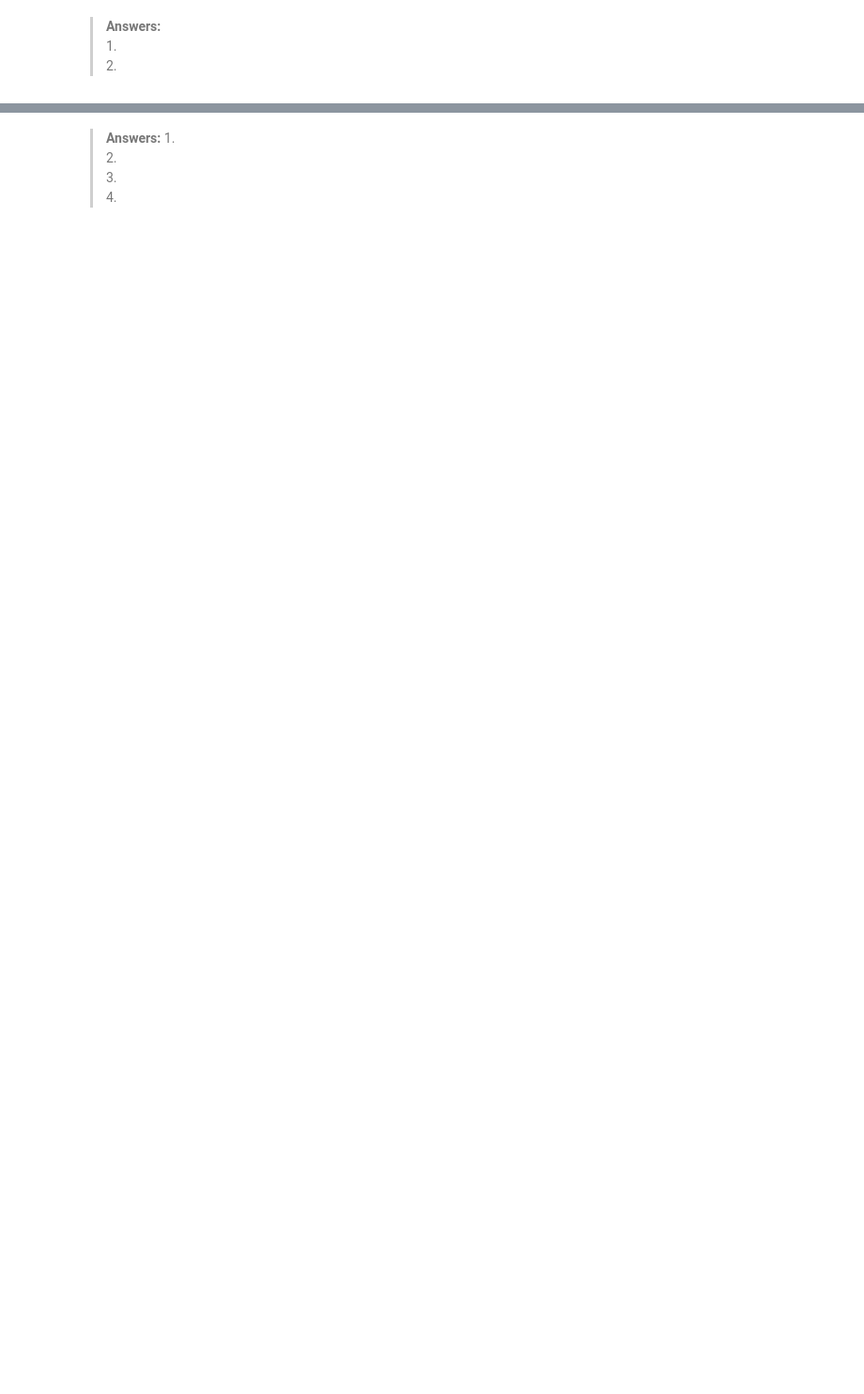
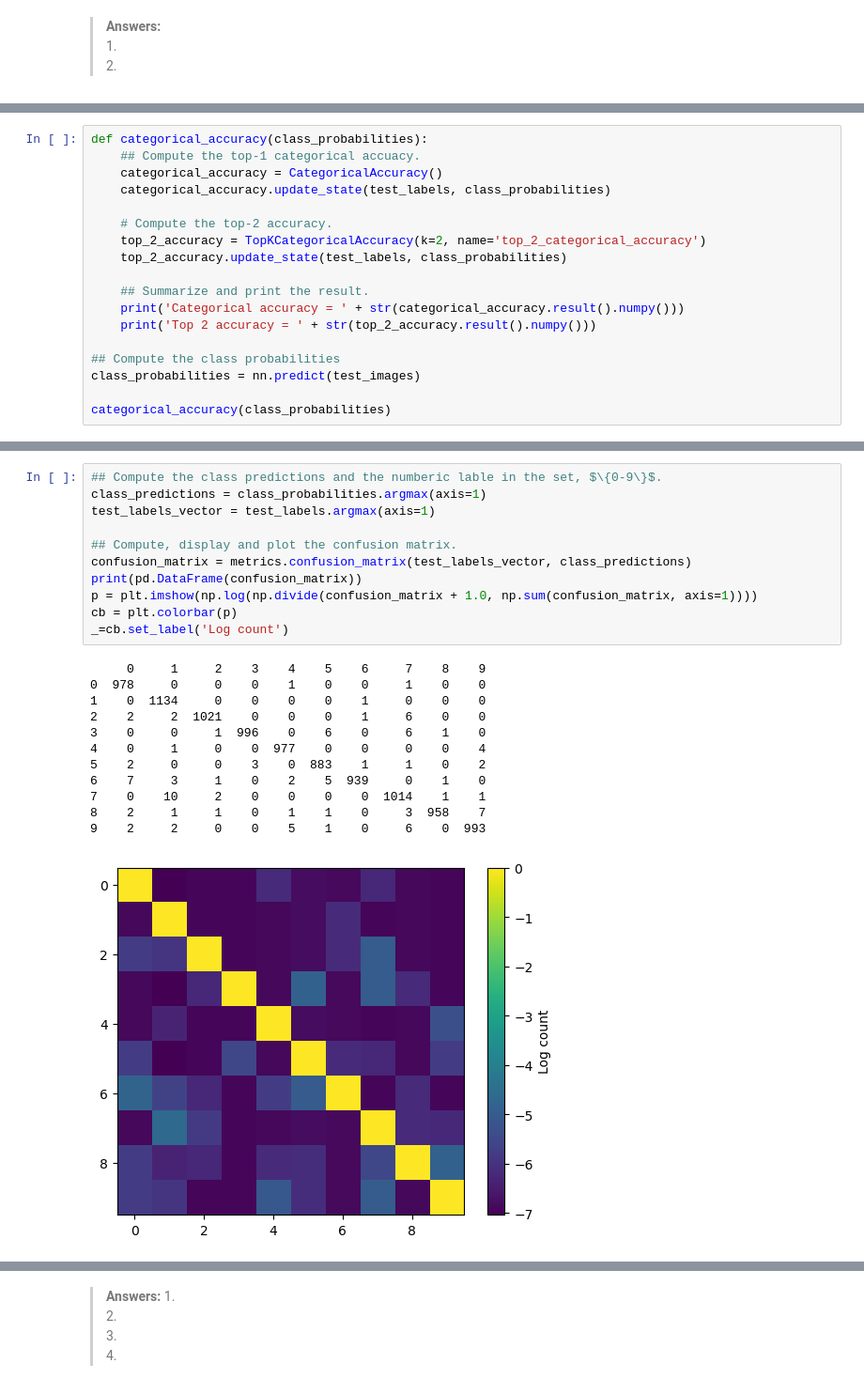
Before and after one commit to StephenElston/CSCI-E25, a Jupyter notebook: Labs/6_IntroToCovNets.ipynb, the cells around one changed output, grey strips where cells are left out. Shown at 94% size. Drawn from its saved outputs; the diff is of its cells as text; blank space fills up the shorter version.

```diff
--- a/Labs/6_IntroToCovNets.ipynb
+++ b/Labs/6_IntroToCovNets.ipynb
@@ -305,0 +433,18 @@ plot_accuracy(history)
+# %%
+def categorical_accuracy(class_probabilities):
+    ## Compute the top-1 categorical accuacy.
+    categorical_accuracy = CategoricalAccuracy()
+    categorical_accuracy.update_state(test_labels, class_probabilities)
+
+    # Compute the top-2 accuracy.
+    top_2_accuracy = TopKCategoricalAccuracy(k=2, name='top_2_categorical_accuracy')
+    top_2_accuracy.update_state(test_labels, class_probabilities)
+
+    ## Summarize and print the result.
+    print('Categorical accuracy = ' + str(categorical_accuracy.result().numpy()))
+    print('Top 2 accuracy = ' + str(top_2_accuracy.result().numpy()))
+
+## Compute the class probabilities
+class_probabilities = nn.predict(test_images)
+
+categorical_accuracy(class_probabilities)
@@ -305,0 +457,24 @@ plot_accuracy(history)
+# %%
+## Compute the class predictions and the numberic lable in the set, $\{0-9\}$.
+class_predictions = class_probabilities.argmax(axis=1)
+test_labels_vector = test_labels.argmax(axis=1)
+
+## Compute, display and plot the confusion matrix.
+confusion_matrix = metrics.confusion_matrix(test_labels_vector, class_predictions)
+print(pd.DataFrame(confusion_matrix))
+p = plt.imshow(np.log(np.divide(confusion_matrix + 1.0, np.sum(confusion_matrix, axis=1))))
+cb = plt.colorbar(p)
+_=cb.set_label('Log count')
+# %% [output]
+     0     1     2    3    4    5    6     7    8    9
+0  978     0     0    0    1    0    0     1    0    0
+1    0  1134     0    0    0    0    1     0    0    0
+2    2     2  1021    0    0    0    1     6    0    0
+3    0     0     1  996    0    6    0     6    1    0
+4    0     1     0    0  977    0    0     0    0    4
+5    2     0     0    3    0  883    1     1    0    2
+6    7     3     1    0    2    5  939     0    1    0
+7    0    10     2    0    0    0    0  1014    1    1
+8    2     1     1    0    1    1    0     3  958    7
+9    2     2     0    0    5    1    0     6    0  993
+[figure, added]
```
Also changed, not shown: parts of 56 cells of this notebook.
